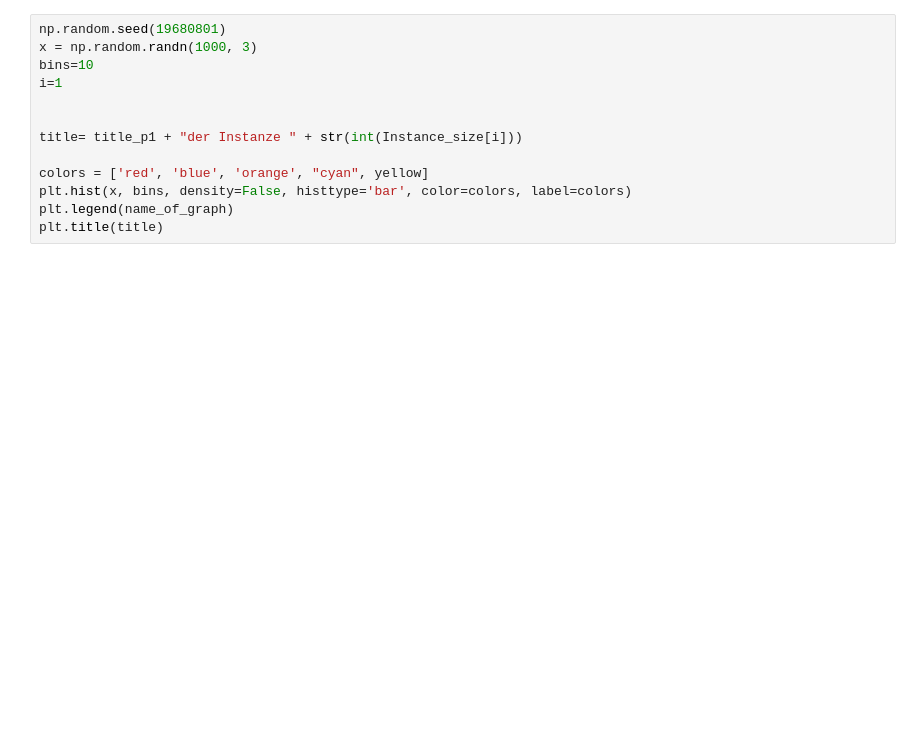
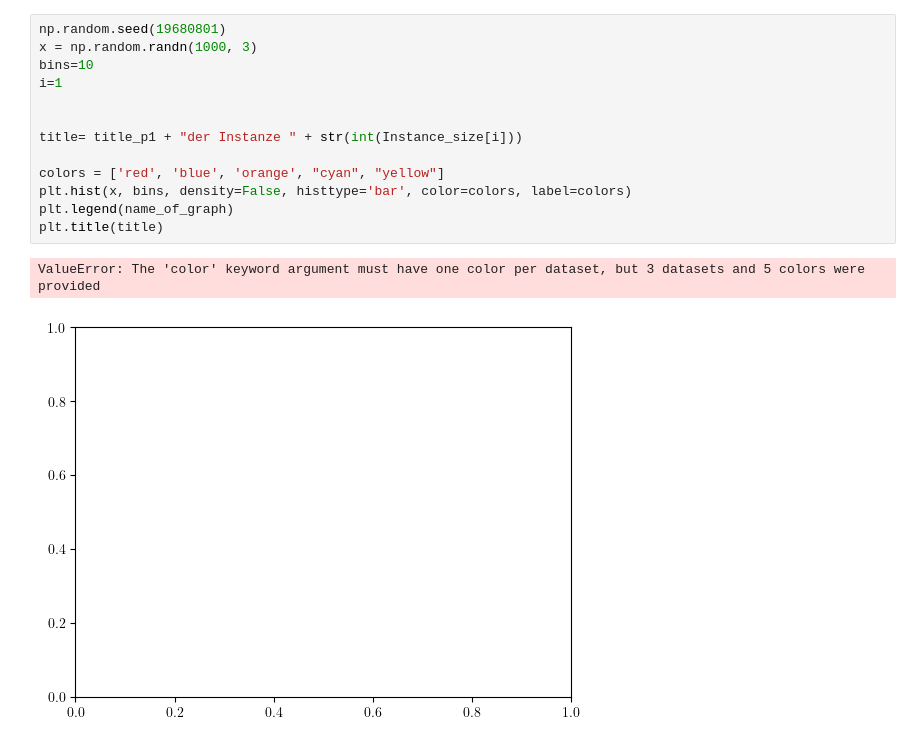
Before and after one commit to glanch/PHALS-CGBP, a Jupyter notebook: testing/results_timelimit_3000s/graphik.ipynb, the cells around one changed output. Cells and saved outputs as stored; diff of their text form; blank space fills up the shorter version.

```diff
--- a/testing/results_timelimit_3000s/graphik.ipynb
+++ b/testing/results_timelimit_3000s/graphik.ipynb
@@ -73,13 +73,16 @@ plt.savefig(title + ".png" , dpi=400)
 # %%
 np.random.seed(19680801)
 x = np.random.randn(1000, 3)
 bins=10
 i=1
 
 
 title= title_p1 + "der Instanze " + str(int(Instance_size[i]))
 
-colors = ['red', 'blue', 'orange', "cyan", yellow]
+colors = ['red', 'blue', 'orange', "cyan", "yellow"]
 plt.hist(x, bins, density=False, histtype='bar', color=colors, label=colors)
 plt.legend(name_of_graph)
 plt.title(title)
+# %% [output]
+ValueError: The 'color' keyword argument must have one color per dataset, but 3 datasets and 5 colors were provided
+[figure, added]
```
Also changed, not shown: parts of 5 cells of this notebook, 8 other files.
